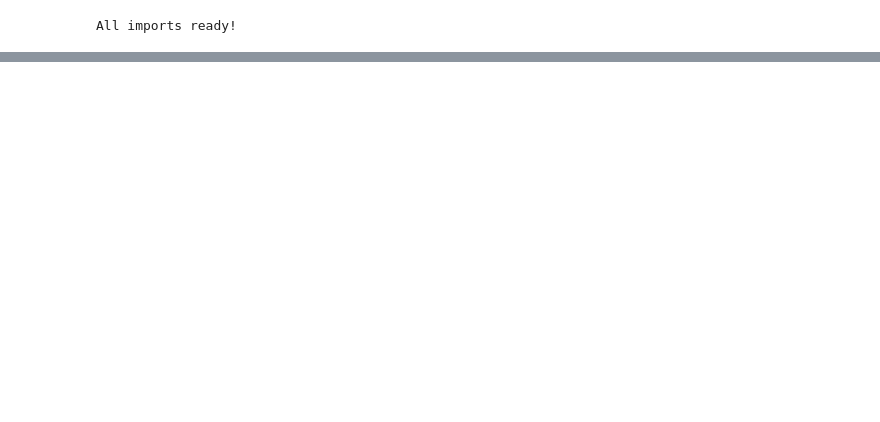
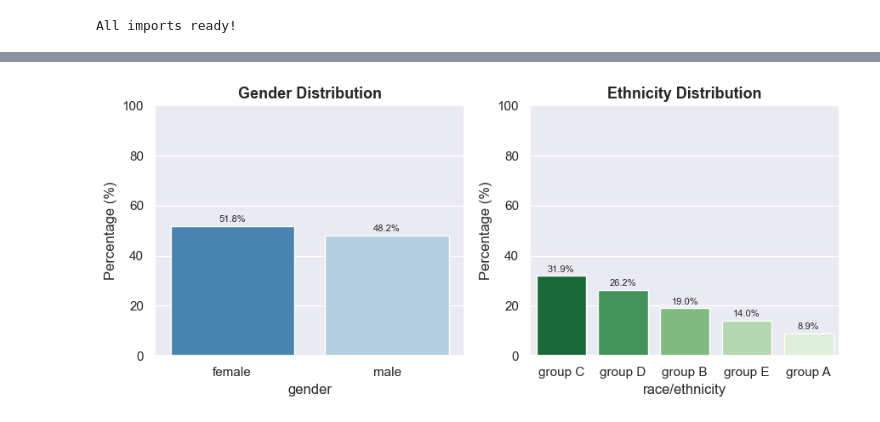
Before and after one commit to Rasul-Mushtaq/student-performance, a Jupyter notebook: Rdata.ipynb, the cells around one changed output, grey strips where cells are left out. Saved outputs shown, nothing was run; the diff lists cells and outputs as text; code cells hidden in the pictures; blank space fills up the shorter version.

```diff
--- a/Rdata.ipynb
+++ b/Rdata.ipynb
@@ -18,0 +87,41 @@ df.head()
+# %%
+sns.set_theme(style="darkgrid", palette="pastel")
+fig, axes = plt.subplots(1, 2, figsize=(9, 4))
+
+gender_pct = df["gender"].value_counts(normalize=True) * 100
+race_pct = df["race/ethnicity"].value_counts(normalize=True) * 100
+
+sns.barplot(
+    x=gender_pct.index,
+    y=gender_pct.values,
+    ax=axes[0],
+    hue=gender_pct.index,
+    palette="Blues_r",
+    legend=False
+)
+
+axes[0].set_title("Gender Distribution", fontsize=13, fontweight="bold")
+axes[0].set_ylabel("Percentage (%)")
+axes[0].set_ylim(0, 100)
+for c in axes[0].containers:
+    axes[0].bar_label(c, fmt="%.1f%%", padding=2, fontsize=8)
+
+sns.barplot(
+    x=race_pct.index,
+    y=race_pct.values,
+    ax=axes[1],
+    hue=race_pct.index,
+    palette="Greens_r",
+    legend=False
+)
+
+axes[1].set_title("Ethnicity Distribution", fontsize=13, fontweight="bold")
+axes[1].set_ylabel("Percentage (%)")
+axes[1].set_ylim(0, 100)
+for c in axes[1].containers:
+    axes[1].bar_label(c, fmt="%.1f%%", padding=2, fontsize=8)
+
+plt.tight_layout()
+plt.show()
+# %% [output]
+[figure, added]
```
Also changed, not shown: parts of 7 cells of this notebook.
